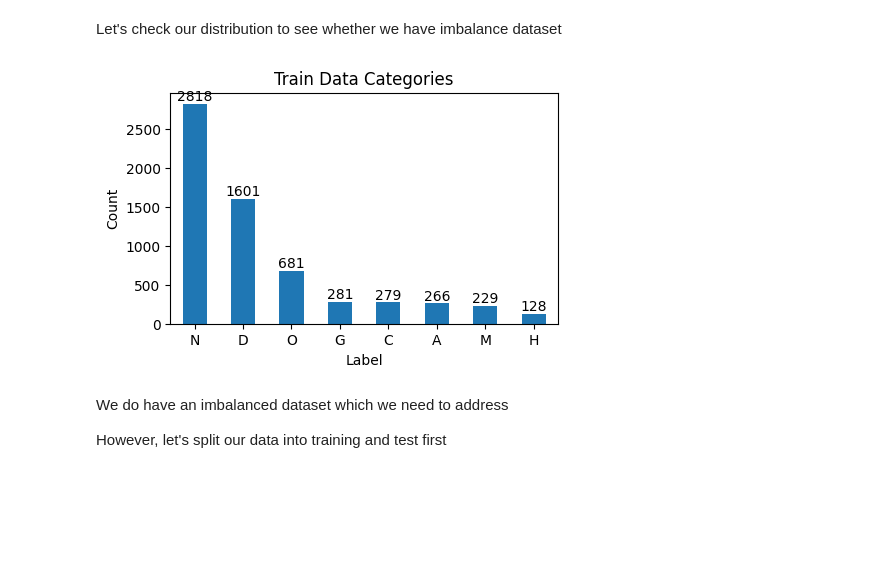
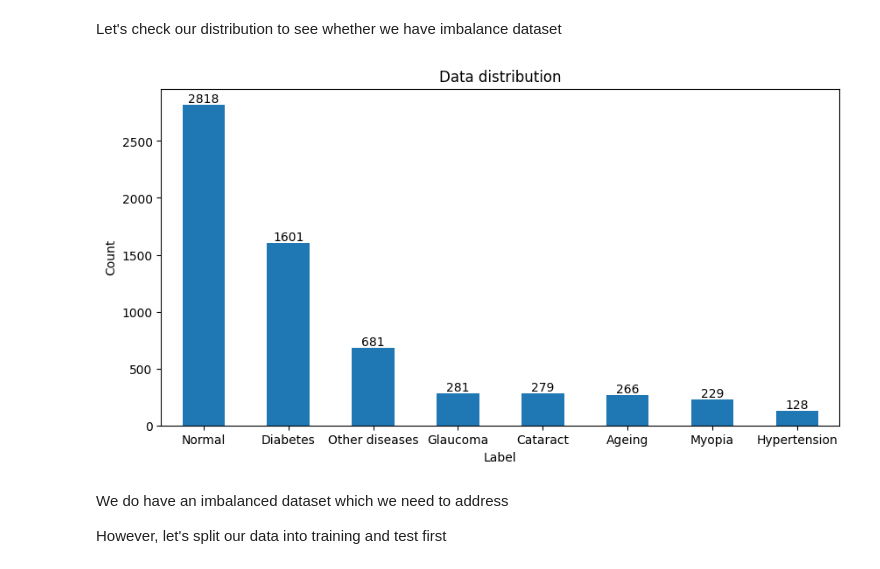
Before and after one commit to raymondsamalo/ITI123-GenerativeAIDeepLearningProject, a Jupyter notebook: 01_ODIR-2019-EDA.ipynb, the cells around one changed output. Saved outputs shown, nothing was run; the diff lists cells and outputs as text; code cells hidden in the pictures; blank space fills up the shorter version.

```diff
--- a/01_ODIR-2019-EDA.ipynb
+++ b/01_ODIR-2019-EDA.ipynb
@@ -244,21 +247,21 @@ df2=df2.drop(columns=['wxh','width','height'])
 # %% [markdown]
 Let's check our distribution to see whether we have imbalance dataset
 # %%
-counts=df2.label.value_counts()
+counts=df2['class'].value_counts()
 
-plt.figure(figsize=(5,3))
+plt.figure(figsize=(10,5))
 counts.plot.bar()
-plt.title("Train Data Categories")
+plt.title("Data distribution")
 plt.xlabel('Label')
 plt.ylabel('Count')
 plt.xticks(rotation=0) # Keeps x-axis labels horizontal
 
 # Optional: Add value labels on top of the bars
 for index, value in enumerate(counts):
     plt.text(index, value + 0.1, str(value), ha='center', va='bottom')
 plt.show()
 # %% [output]
-[figure, old version]
+[figure, new version]
 # %% [markdown]
 We do have an imbalanced dataset which we need to address
 
```
Also changed, not shown: parts of 2 cells of this notebook.
